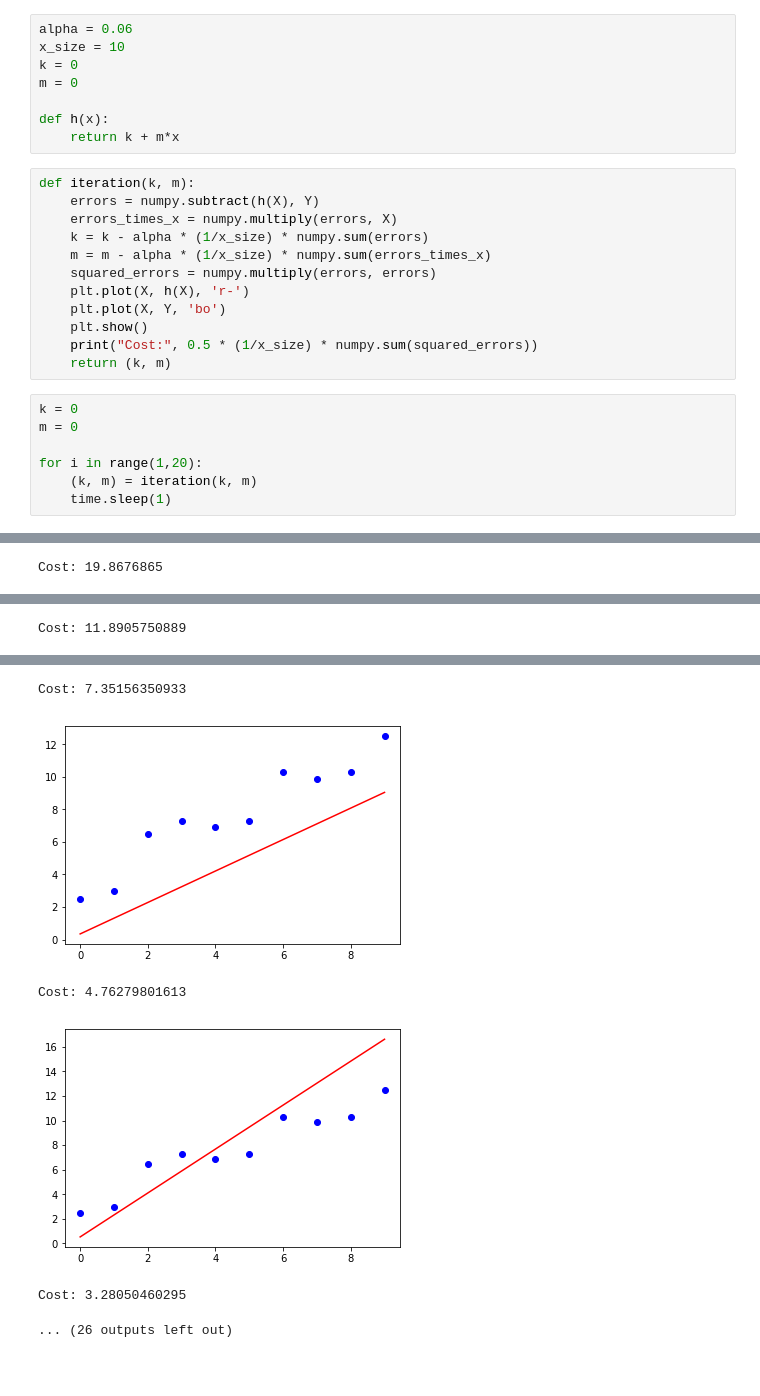
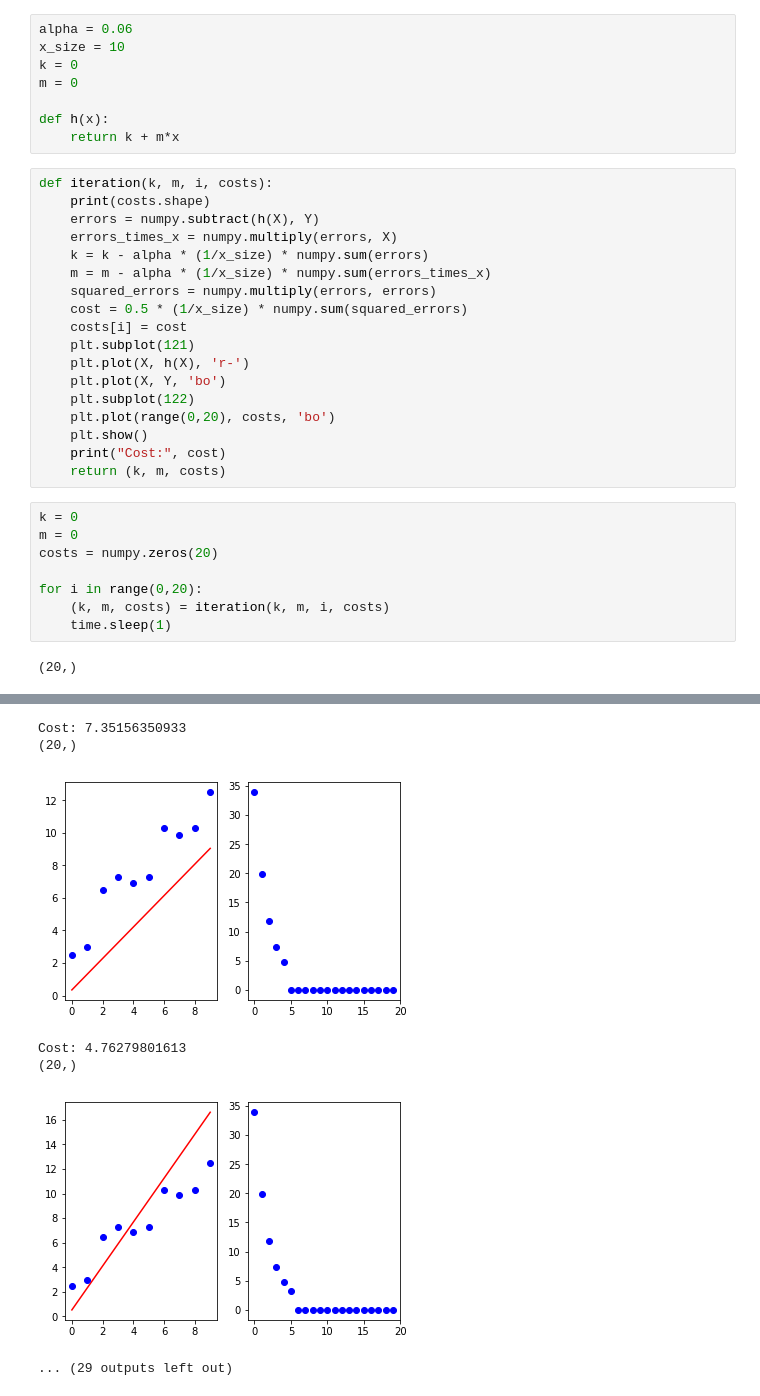
Before and after one commit to Omegapoint/ml-intro-kurs, a Jupyter notebook: notebooks/linear_regression.ipynb, the cells around one changed output, grey strips where cells are left out. Saved outputs shown, nothing was run; the diff lists cells and outputs as text; blank space fills up the shorter version.

Commit message:
Some attempt at visualizing cost reduction

```diff
--- a/notebooks/linear_regression.ipynb
+++ b/notebooks/linear_regression.ipynb
@@ -24,22 +22,30 @@ m = 0
 def h(x):
     return k + m*x
 # %%
-def iteration(k, m):
+def iteration(k, m, i, costs):
+    print(costs.shape)
     errors = numpy.subtract(h(X), Y)
     errors_times_x = numpy.multiply(errors, X)
     k = k - alpha * (1/x_size) * numpy.sum(errors)
     m = m - alpha * (1/x_size) * numpy.sum(errors_times_x)
     squared_errors = numpy.multiply(errors, errors)
+    cost = 0.5 * (1/x_size) * numpy.sum(squared_errors)
+    costs[i] = cost
+    plt.subplot(121)
     plt.plot(X, h(X), 'r-')
     plt.plot(X, Y, 'bo')
+    plt.subplot(122)
+    plt.plot(range(0,20), costs, 'bo')
     plt.show()
-    print("Cost:", 0.5 * (1/x_size) * numpy.sum(squared_errors))
-    return (k, m)
+    print("Cost:", cost)
+    return (k, m, costs)
 # %%
 k = 0
 m = 0
+costs = numpy.zeros(20)
 
-for i in range(1,20):
-    (k, m) = iteration(k, m)
+for i in range(0,20):
+    (k, m, costs) = iteration(k, m, i, costs)
     time.sleep(1)
 # %% [output]
+(20,)
@@ -49 +55,0 @@ Cost: 33.9065
-Cost: 19.8676865
@@ -51 +58,0 @@ Cost: 19.8676865
-Cost: 11.8905750889
@@ -53,6 +62,7 @@ Cost: 11.8905750889
-Cost: 7.35156350933
+Cost: 7.35156350933
+(20,)
-[figure, old version]
+[figure, new version]
-Cost: 4.76279801613
+Cost: 4.76279801613
+(20,)
-[figure, old version]
+[figure, new version]
-Cost: 3.28050460295
-... (26 outputs left out)
+... (29 outputs left out)
```
Also changed, not shown: parts of 2 cells of this notebook.
